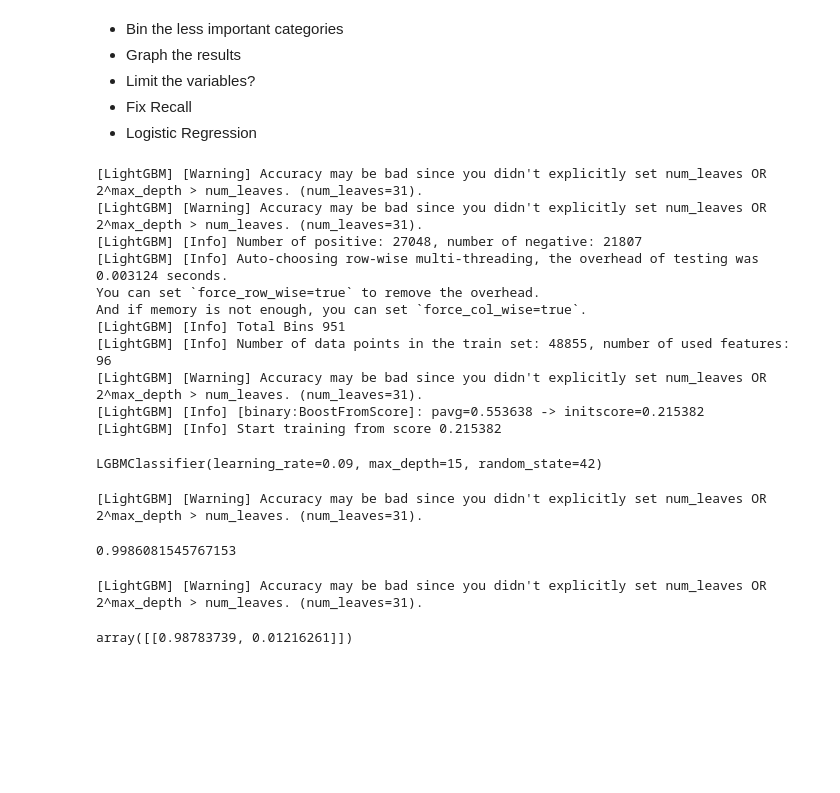
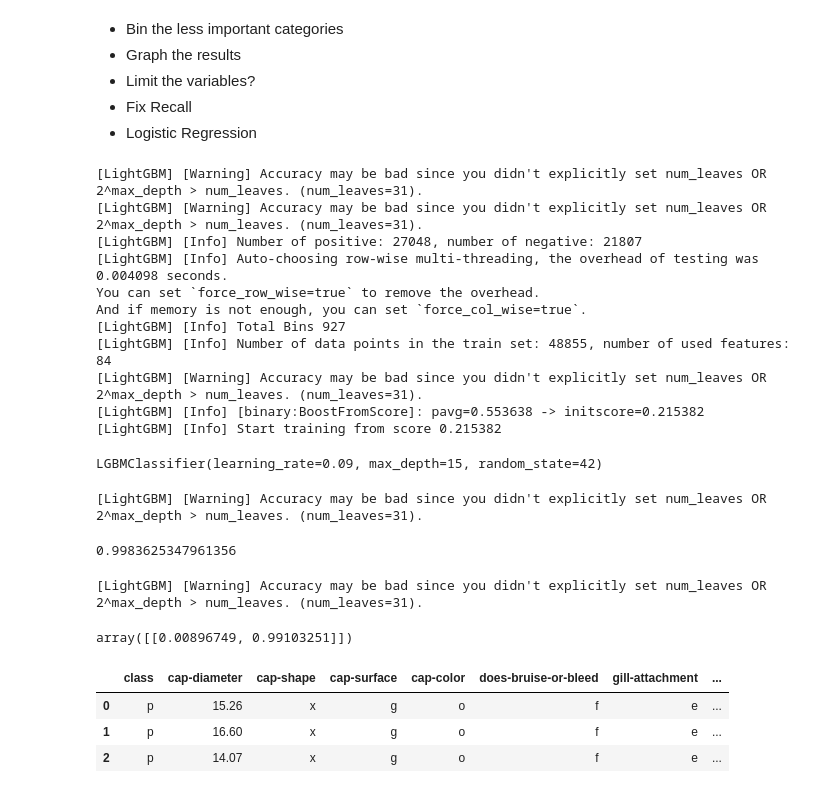
Before and after one commit to Haque2/mushroom-toxicity, a Jupyter notebook: mushroom-toxicity/mushroom_sergej.ipynb, the cells around one changed output. Saved outputs shown, nothing was run; the diff lists cells and outputs as text; code cells hidden in the pictures; blank space fills up the shorter version.

```diff
--- a/mushroom-toxicity/mushroom_sergej.ipynb
+++ b/mushroom-toxicity/mushroom_sergej.ipynb
@@ -292,28 +298,35 @@ normalizer.fit(X_train_second)
 X_train_norm_s = pd.DataFrame(normalizer.transform(X_train_second), columns=X_train_second.columns)
 X_test_norm_s = pd.DataFrame(normalizer.transform(X_test_second), columns=X_test_second.columns)
 
-model.fit(X_train_norm_s, y_train_second, eval_set=[(X_test_norm_s, y_test_second),(X_train_norm_s, y_train_second)],eval_metric='logloss')
+model2.fit(X_train_norm_s, y_train_second, eval_set=[(X_test_norm_s, y_test_second),(X_train_norm_s, y_train_second)],eval_metric='logloss')
 # %% [output]
 [LightGBM] [Warning] Accuracy may be bad since you didn't explicitly set num_leaves OR 2^max_depth > num_leaves. (num_leaves=31).
 [LightGBM] [Warning] Accuracy may be bad since you didn't explicitly set num_leaves OR 2^max_depth > num_leaves. (num_leaves=31).
 [LightGBM] [Info] Number of positive: 27048, number of negative: 21807
-[LightGBM] [Info] Auto-choosing row-wise multi-threading, the overhead of testing was 0.003124 seconds.
+[LightGBM] [Info] Auto-choosing row-wise multi-threading, the overhead of testing was 0.004098 seconds.
 You can set `force_row_wise=true` to remove the overhead.
 And if memory is not enough, you can set `force_col_wise=true`.
-[LightGBM] [Info] Total Bins 951
-[LightGBM] [Info] Number of data points in the train set: 48855, number of used features: 96
+[LightGBM] [Info] Total Bins 927
+[LightGBM] [Info] Number of data points in the train set: 48855, number of used features: 84
 [LightGBM] [Warning] Accuracy may be bad since you didn't explicitly set num_leaves OR 2^max_depth > num_leaves. (num_leaves=31).
 [LightGBM] [Info] [binary:BoostFromScore]: pavg=0.553638 -> initscore=0.215382
 [LightGBM] [Info] Start training from score 0.215382
 LGBMClassifier(learning_rate=0.09, max_depth=15, random_state=42)
 # %%
-model.score(X_test_norm_s, y_test_second)
+model2.score(X_test_norm_s, y_test_second)
 # %% [output]
 [LightGBM] [Warning] Accuracy may be bad since you didn't explicitly set num_leaves OR 2^max_depth > num_leaves. (num_leaves=31).
-0.9986081545767153
+0.9983625347961356
 # %%
 sample = X_test_norm_s.sample()
-model.predict_proba(sample)
+model2.predict_proba(sample)
 # %% [output]
 [LightGBM] [Warning] Accuracy may be bad since you didn't explicitly set num_leaves OR 2^max_depth > num_leaves. (num_leaves=31).
-array([[0.98783739, 0.01216261]])
+array([[0.00896749, 0.99103251]])
+# %%
+df_dropped.head(3)
+# %% [output]
+|  | class | cap-diameter | cap-shape | cap-surface | cap-color | does-bruise-or-bleed | gill-attachment | ... |
+| 0 | p | 15.26 | x | g | o | f | e | ... |
+| 1 | p | 16.60 | x | g | o | f | e | ... |
+| 2 | p | 14.07 | x | g | o | f | e | ... |
```
Also changed, not shown: parts of 17 cells of this notebook.
